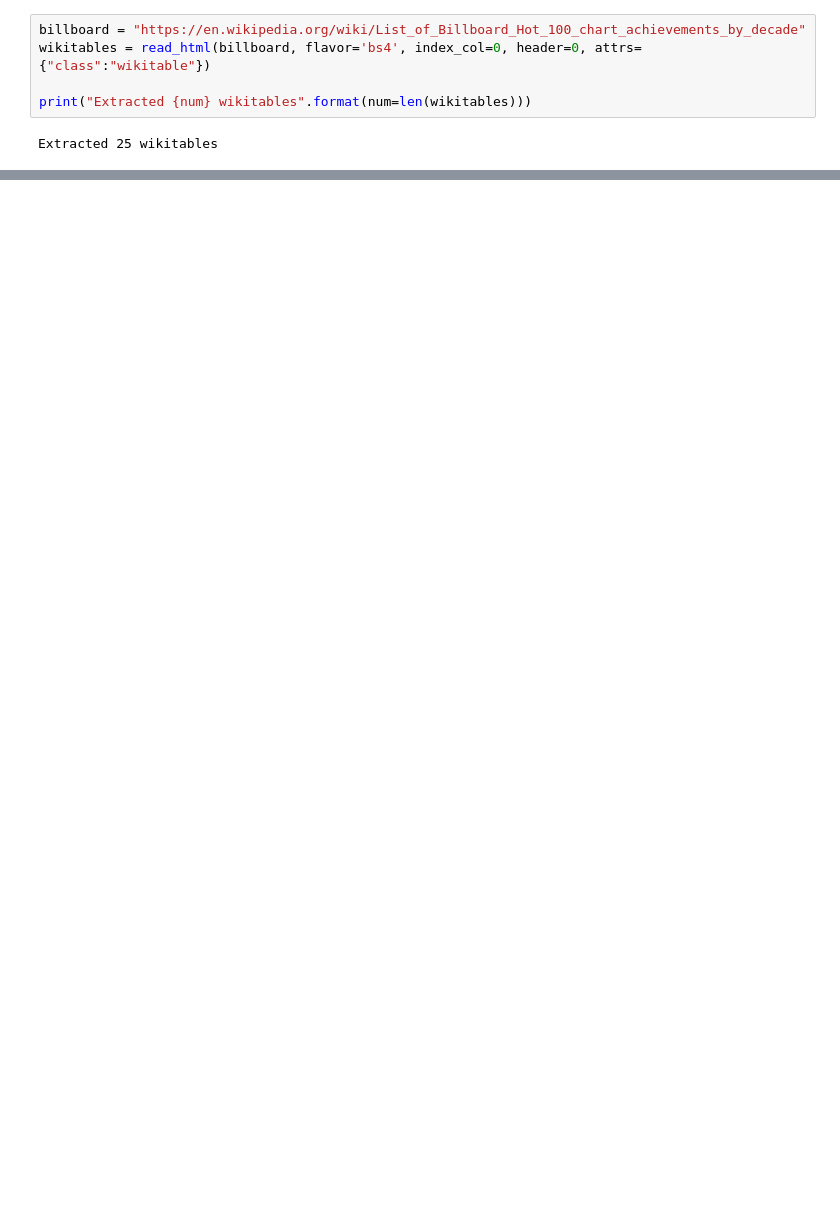
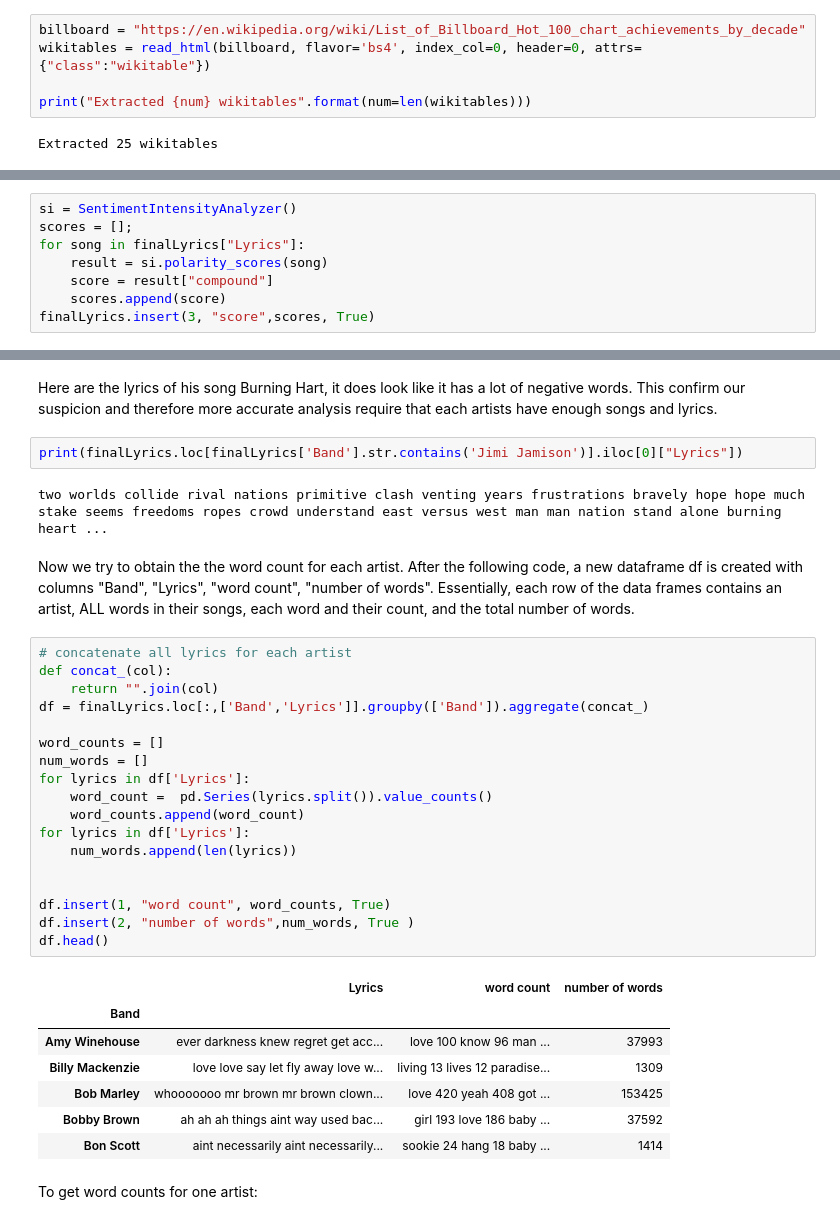
Before and after one commit to kachiem/COGS108_final, a Jupyter notebook: FinalProject.ipynb, the cells around one changed output, grey strips where cells are left out. Saved outputs shown, nothing was run; the diff lists cells and outputs as text; blank space fills up the shorter version.

Commit message:
added things to final notebook

```diff
--- a/FinalProject.ipynb
+++ b/FinalProject.ipynb
@@ -60,0 +276,8 @@ Extracted 25 wikitables
+# %%
+si = SentimentIntensityAnalyzer()
+scores = [];
+for song in finalLyrics["Lyrics"]:
+    result = si.polarity_scores(song)
+    score = result["compound"]
+    scores.append(score)
+finalLyrics.insert(3, "score",scores, True)
@@ -60,0 +313,36 @@ Extracted 25 wikitables
+# %% [markdown]
+Here are the lyrics of his song Burning Hart, it does look like it has a lot of negative words. This confirm our suspicion and therefore more accurate analysis require that each artists have enough songs and lyrics.
+# %%
+print(finalLyrics.loc[finalLyrics['Band'].str.contains('Jimi Jamison')].iloc[0]["Lyrics"])
+# %% [output]
+two worlds collide rival nations primitive clash venting years frustrations bravely hope hope much stake seems freedoms ropes crowd understand east versus west man man nation stand alone burning heart ...
+# %% [markdown]
+ Now we try to obtain the the word count for each artist. After the following code, a new dataframe df is created with columns "Band", "Lyrics", "word count", "number of words". Essentially, each row of the data frames contains an artist, ALL words in their songs, each word and their count, and the total number of words.
+# %%
+# concatenate all lyrics for each artist
+def concat_(col):
+    return "".join(col)
+df = finalLyrics.loc[:,['Band','Lyrics']].groupby(['Band']).aggregate(concat_)
+
+word_counts = []
+num_words = []
+for lyrics in df['Lyrics']:
+    word_count =  pd.Series(lyrics.split()).value_counts()
+    word_counts.append(word_count)
+for lyrics in df['Lyrics']:
+    num_words.append(len(lyrics))
+
+
+df.insert(1, "word count", word_counts, True)
+df.insert(2, "number of words",num_words, True )
+df.head()
+# %% [output]
+|  | Lyrics | word count | number of words |
+| Band |  |  |  |
+| Amy Winehouse | ever darkness knew regret get acc... | love 100 know 96 man ... | 37993 |
+| Billy Mackenzie | love love say let fly away love w... | living 13 lives 12 paradise... | 1309 |
+| Bob Marley | whooooooo mr brown mr brown clown... | love 420 yeah 408 got ... | 153425 |
+| Bobby Brown | ah ah ah things aint way used bac... | girl 193 love 186 baby ... | 37592 |
+| Bon Scott | aint necessarily aint necessarily... | sookie 24 hang 18 baby ... | 1414 |
+# %% [markdown]
+To get word counts for one artist:
```
Also changed, not shown: parts of 44 cells of this notebook, 2 other files.
